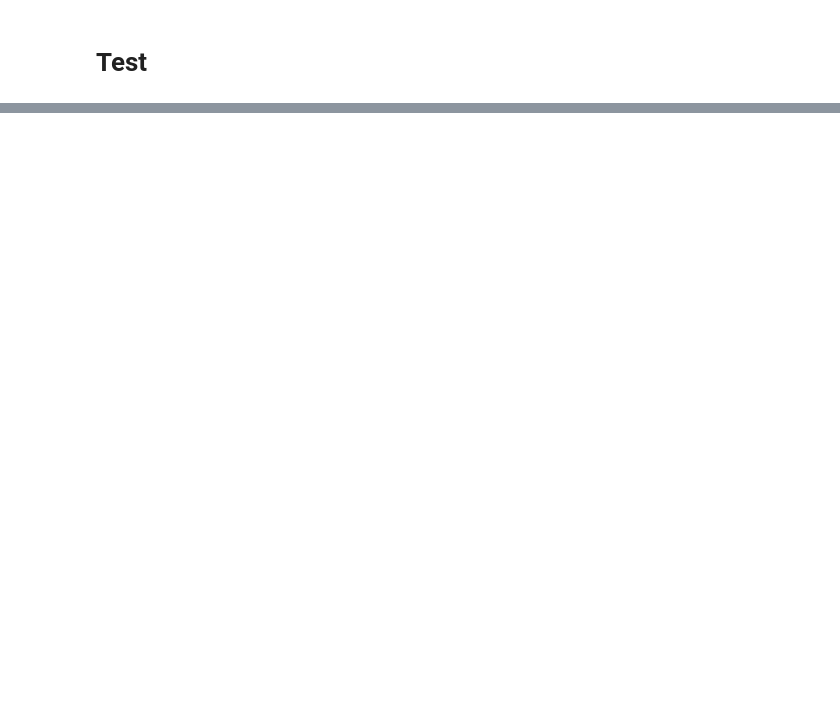
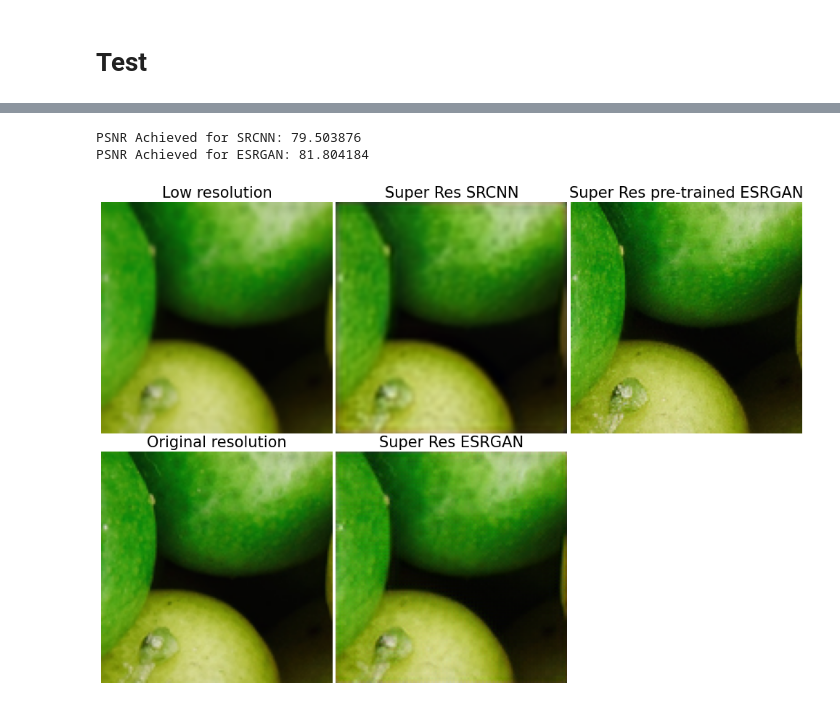
Before and after one commit to Sheldonsu28/CSC413-Project, a Jupyter notebook: csc413_project.ipynb, the cells around one changed output, grey strips where cells are left out. Cells and saved outputs as stored; diff of their text form; code cells hidden in the pictures; blank space fills up the shorter version.

```diff
--- a/csc413_project.ipynb
+++ b/csc413_project.ipynb
@@ -621,5 +712,9 @@ train_ESRGAN(args)
 # %%
 import tensorflow as tf
+import cv2
+import matplotlib.pyplot as plt
+import os
+import glob
 
 def preprocess_image(image_path, model):
   img = read_image(image_path)
@@ -645,7 +740,7 @@ def plot_image(image, title=""):
   if torch.max(image) < 10:
     image = image * 255.
   plt.imshow(np.transpose(image,(1,2,0)).numpy().astype("uint8"))
-  plt.title(title)
+  plt.title(title, fontsize=21)
   plt.axis("off")
 
 def PSNR(pred, orig):
@@ -656,6 +751,12 @@ def PSNR(pred, orig):
       max_val=255)
   return psnr
 
+def imread(img_path):
+  img = cv2.imread(img_path)
+  img = cv2.cvtColor(img, cv2.COLOR_BGR2RGB)
+  return img
+
+
 device = torch.device("cuda:0" if torch.cuda.is_available() else "cpu")
 print('Using device:', torch.cuda.get_device_name(0))
 # %% [output]
@@ -676,12 +763,0 @@ crop_images(128, 128, "DIV2K_valid_HR")
-# %%
-# ori_image = read_image("/content/00000/00050.png")
-# lr_image_srcnn = preprocess_image("/content/00000/00050.png", "SRCNN")
-# lr_image_esrgan = preprocess_image("/content/00000/00050.png", "ESRGAN")
-
-# ori_image = read_image("/content/selfie2anime/0001.jpg")
-# lr_image_srcnn = preprocess_image("/content/selfie2anime/0001.jpg", "SRCNN")
-# lr_image_esrgan = preprocess_image("/content/selfie2anime/0001.jpg", "ESRGAN")
-
-ori_image = read_image("/content/hr/0802.png")
-lr_image_srcnn = preprocess_image("/content/hr/0802.png", "SRCNN")
-lr_image_esrgan = preprocess_image("/content/hr/0802.png", "ESRGAN")
@@ -688,4 +770,8 @@ lr_image_esrgan = preprocess_image("/content/hr/0802.png", "ESRGAN")
 # %%
+!wget https://raw.githubusercontent.com/Sheldonsu28/CSC413-Project/main/Saved_Training_Models/SRCNN_lr_0.0001.pt
+!wget https://raw.githubusercontent.com/Sheldonsu28/CSC413-Project/main/Saved_Training_Models/ESRGAN_Training_datas/6000iteration/ESRGAN_G_lr_0.0001_6000.pt
+
+
 model = SRCNN(args['out_channels'])
 if torch.cuda.is_available():
     model.cuda(device)
@@ -694,5 +780,5 @@ model.load_state_dict(torch.load('/content/SRCNN_lr_0.0001.pt'))
 G = Generator(args['out_channels'])
 if torch.cuda.is_available():
     G.cuda(device)
-G.load_state_dict(torch.load("/content/drive/MyDrive/CSC413/ESRGAN_G_lr_0.0001.pt"))
+G.load_state_dict(torch.load("/content/ESRGAN_G_lr_0.0001_6000.pt"))
 # %% [output]
@@ -728,0 +914,6 @@ PSNR Achieved for ESRGAN: 69.376724
+# %%
+predict_image("/content/hr/0802.png", "div2k_valid")
+# %% [output]
+PSNR Achieved for SRCNN: 79.503876
+PSNR Achieved for ESRGAN: 81.804184
+[figure, added]
```
Also changed, not shown: parts of 44 cells of this notebook, 7 other files.
